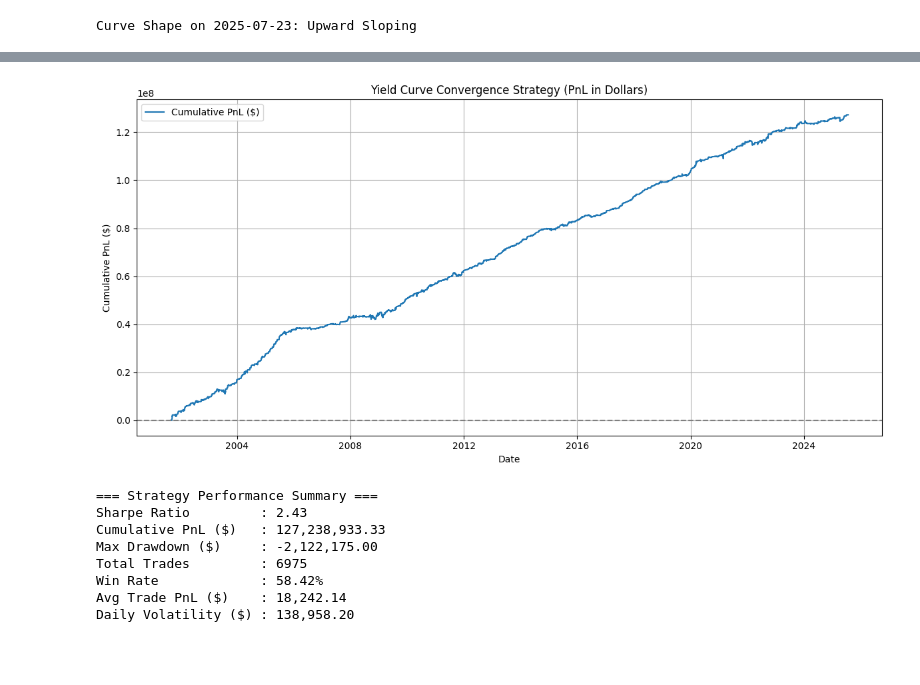
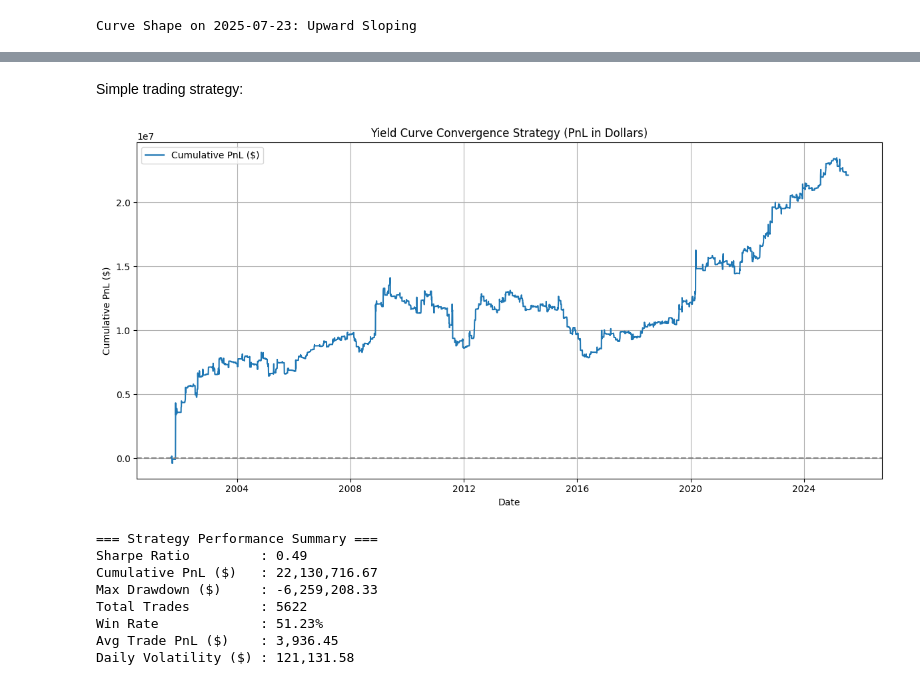
Before and after one commit to MarcoNerii/Yield-curve, a Jupyter notebook: main.ipynb, the cells around one changed output, grey strips where cells are left out. Drawn from its saved outputs; the diff is of its cells as text; code cells hidden in the pictures; blank space fills up the shorter version.

```diff
--- a/main.ipynb
+++ b/main.ipynb
@@ -114,3 +200,5 @@ Curve Shape on 2025-07-23: Upward Sloping
+# %% [markdown]
+Simple trading strategy:
 # %%
 # ---- Strategy Configuration ---- #
 notional = 1_000_000        # $1M notional per leg
@@ -122,6 +210,57 @@ transaction_cost_decimal = transaction_cost_bp / 10_000  # Convert to decimal (e
 # ---- Prepare list of maturity labels for indexing ---- #
 maturity_labels = list(yield_data.columns)
 durations = np.array([1/12, 0.25, 0.5, 1, 2, 3, 5, 7, 10, 20, 30])  # same order as maturity_labels
+
+# ---- Calculate Rolling Z-scores (on yield levels) ---- #
+z_scores = (yield_data - yield_data.rolling(window).mean()) / yield_data.rolling(window).std()
+
+# ---- Strategy Execution (Dollar PnL) ---- #
+strategy_pnl = []
+trade_log = []
+
+for t in range(window + 1, len(yield_data) - 1):  # shift loop to avoid early NaNs
+    date = yield_data.index[t]
+    next_date = yield_data.index[t + 1]
+    daily_pnl = 0
+
+    for i in range(1, len(maturity_labels) - 1):
+        z = z_scores.iloc[t - 1, i]  # use yesterday's z-score for today's decision
+        if abs(z) > z_threshold:
+            direction = -np.sign(z)
+
+            # Main leg
+            dy_main = yield_data.iloc[t + 1, i] - yield_data.iloc[t, i]
+            pnl_main = direction * dy_main * durations[i] * notional
+            cost_main = transaction_cost_decimal * durations[i] * notional
+            pnl_main -= cost_main
+
+            # Hedge legs
+            dy1 = yield_data.iloc[t + 1, i - 1] - yield_data.iloc[t, i - 1]
+            dy2 = yield_data.iloc[t + 1, i + 1] - yield_data.iloc[t, i + 1]
+
+            pnl_hedge1 = -0.5 * direction * dy1 * durations[i - 1] * notional
+            pnl_hedge2 = -0.5 * direction * dy2 * durations[i + 1] * notional
+            pnl_hedge1 -= transaction_cost_decimal * durations[i - 1] * notional
+            pnl_hedge2 -= transaction_cost_decimal * durations[i + 1] * notional
+
+            total_pnl = pnl_main + pnl_hedge1 + pnl_hedge2
+            daily_pnl += total_pnl
+
+            trade_log.append({
+                "Entry Date": date,
+                "Exit Date": next_date,
+                "Maturity": maturity_labels[i],
+                "Direction": "Short" if direction == -1 else "Long",
+                "Main Yield Change": dy_main,
+                "Main PnL ($)": pnl_main,
+                "Hedge1": maturity_labels[i - 1],
+                "Hedge1 PnL ($)": pnl_hedge1,
+                "Hedge2": maturity_labels[i + 1],
+                "Hedge2 PnL ($)": pnl_hedge2,
+                "Total PnL ($)": total_pnl
+            })
+
+    strategy_pnl.append((next_date, daily_pnl))
 
 # ---- Strategy Execution (Dollar PnL) ---- #
 strategy_pnl = []
@@ -161,34 +300,34 @@ for t in range(window, len(yield_data) - 1):
                 "Maturity": maturity_labels[i],
                 "Direction": "Short" if direction == -1 else "Long",
                 "Main Yield Change": dy_main,
                 "Main PnL ($)": pnl_main,
                 "Hedge1": maturity_labels[i - 1],
                 "Hedge1 PnL ($)": pnl_hedge1,
                 "Hedge2": maturity_labels[i + 1],
                 "Hedge2 PnL ($)": pnl_hedge2,
                 "Total PnL ($)": total_pnl
             })
 
     strategy_pnl.append((next_date, daily_pnl))
 
 # ---- Compile Results ---- #
 pnl_df = pd.DataFrame(strategy_pnl, columns=["Date", "Daily PnL ($)"]).set_index("Date")
 pnl_df["Cumulative PnL ($)"] = pnl_df["Daily PnL ($)"].cumsum()
 trade_log_df = pd.DataFrame(trade_log)
 
 # ---- Plot ---- #
 plt.figure(figsize=(12, 6))
 plt.plot(pnl_df["Cumulative PnL ($)"], label="Cumulative PnL ($)")
 plt.axhline(0, linestyle='--', color='gray')
 plt.title("Yield Curve Convergence Strategy (PnL in Dollars)")
 plt.xlabel("Date")
 plt.ylabel("Cumulative PnL ($)")
 plt.grid(True)
 plt.legend()
 plt.tight_layout()
 plt.show()
 # %% [output]
-[figure, old version]
+[figure, new version]
 # %%
 # ---- Strategy Stats ---- #
 from numpy import mean, std
@@ -220,10 +359,10 @@ print(f"Avg Trade PnL ($)    : {avg_trade_pnl:,.2f}")
 print(f"Daily Volatility ($) : {std(daily_returns):,.2f}")
 # %% [output]
 === Strategy Performance Summary ===
-Sharpe Ratio         : 2.43
-Cumulative PnL ($)   : 127,238,933.33
-Max Drawdown ($)     : -2,122,175.00
-Total Trades         : 6975
-Win Rate             : 58.42%
-Avg Trade PnL ($)    : 18,242.14
-Daily Volatility ($) : 138,958.20
+Sharpe Ratio         : 0.49
+Cumulative PnL ($)   : 22,130,716.67
+Max Drawdown ($)     : -6,259,208.33
+Total Trades         : 5622
+Win Rate             : 51.23%
+Avg Trade PnL ($)    : 3,936.45
+Daily Volatility ($) : 121,131.58
```
Also changed, not shown: parts of 5 cells of this notebook.
